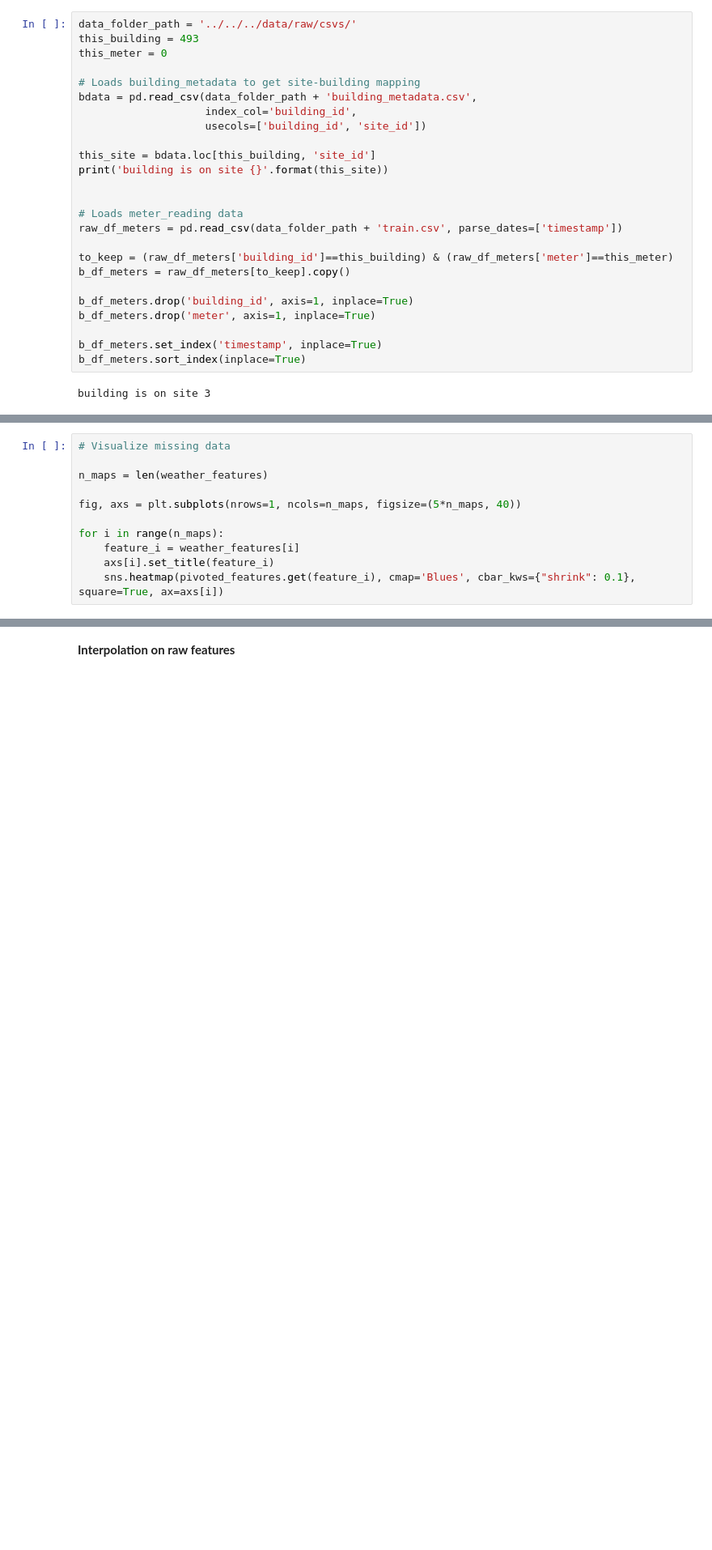
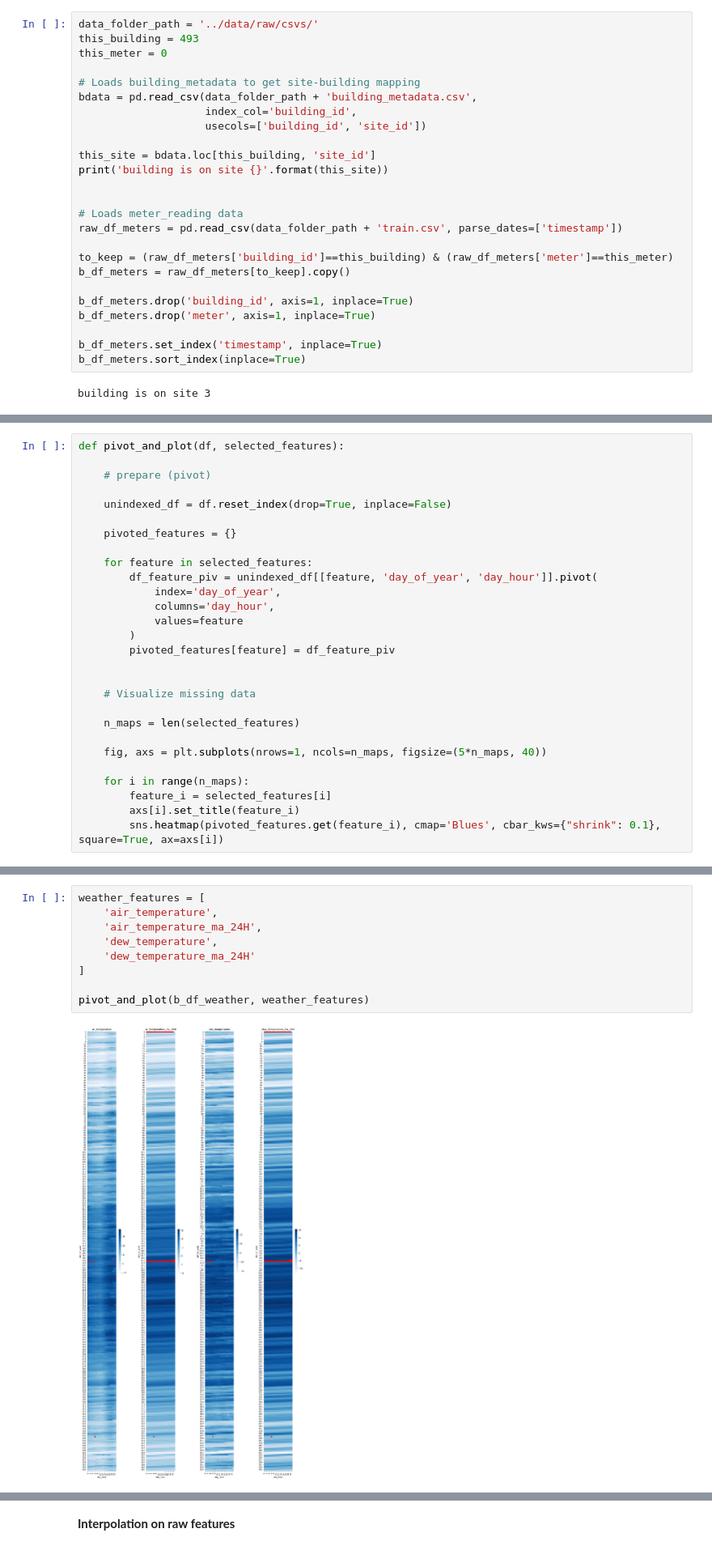
Before and after one commit to edouardArgenson/ASHRAE_great_energy_predictor, a Jupyter notebook: notebooks/missing_data_visualisation_and_processing.ipynb, the cells around one changed output, grey strips where cells are left out. Shown at 81% size. Saved outputs shown, nothing was run; the diff lists cells and outputs as text; blank space fills up the shorter version.

```diff
--- a/notebooks/missing_data_visualisation_and_processing.ipynb
+++ b/notebooks/missing_data_visualisation_and_processing.ipynb
@@ -112,7 +116,7 @@ sns.heatmap(df_w1_piv, cmap='Blues', cbar_kws={"shrink": 0.1}, square=True, ax=a
 # %% [markdown]
 <b>Entry data</b>
 # %%
-data_folder_path = '../../../data/raw/csvs/'
+data_folder_path = '../data/raw/csvs/'
 this_building = 493
 this_meter = 0
 
@@ -211,11 +196,28 @@ for feature in weather_features:
 # %%
-# Visualize missing data
+def pivot_and_plot(df, selected_features):
 
-n_maps = len(weather_features)
+    # prepare (pivot)
 
-fig, axs = plt.subplots(nrows=1, ncols=n_maps, figsize=(5*n_maps, 40))
+    unindexed_df = df.reset_index(drop=True, inplace=False)
 
-for i in range(n_maps):
-    feature_i = weather_features[i]
-    axs[i].set_title(feature_i)
-    sns.heatmap(pivoted_features.get(feature_i), cmap='Blues', cbar_kws={"shrink": 0.1}, square=True, ax=axs[i])
+    pivoted_features = {}
+
+    for feature in selected_features:
+        df_feature_piv = unindexed_df[[feature, 'day_of_year', 'day_hour']].pivot(
+            index='day_of_year',
+            columns='day_hour',
+            values=feature
+        )
+        pivoted_features[feature] = df_feature_piv
+
+
+    # Visualize missing data
+
+    n_maps = len(selected_features)
+
+    fig, axs = plt.subplots(nrows=1, ncols=n_maps, figsize=(5*n_maps, 40))
+
+    for i in range(n_maps):
+        feature_i = selected_features[i]
+        axs[i].set_title(feature_i)
+        sns.heatmap(pivoted_features.get(feature_i), cmap='Blues', cbar_kws={"shrink": 0.1}, square=True, ax=axs[i])
@@ -224,3 +224,14 @@ for i in range(n_maps):
+# %%
+weather_features = [
+    'air_temperature',
+    'air_temperature_ma_24H',
+    'dew_temperature',
+    'dew_temperature_ma_24H'
+]
+
+pivot_and_plot(b_df_weather, weather_features)
+# %% [output]
+[figure, added]
 # %% [markdown]
 Depending of wether the corresponding timestamp is present in the index before computing moving average features, any missing value in the raw data can generate a 24h missing gap in the averaging features. Then as any row with missing value in any used feature is deleted, it's great loss of data. We just have to interpolate the missing data to avoid those gaps.<br>
 <br>
```
Also changed, not shown: parts of 18 cells of this notebook.
